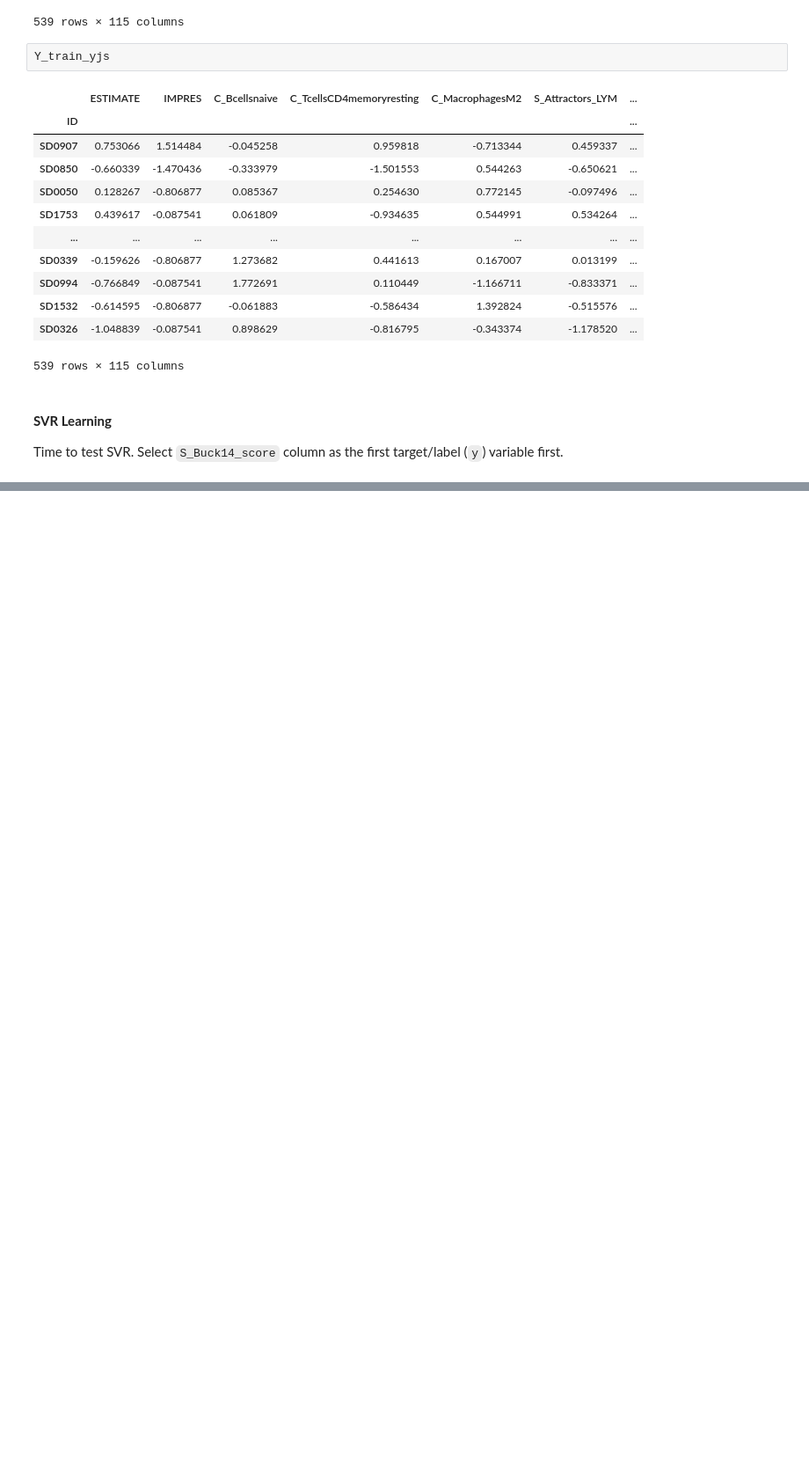
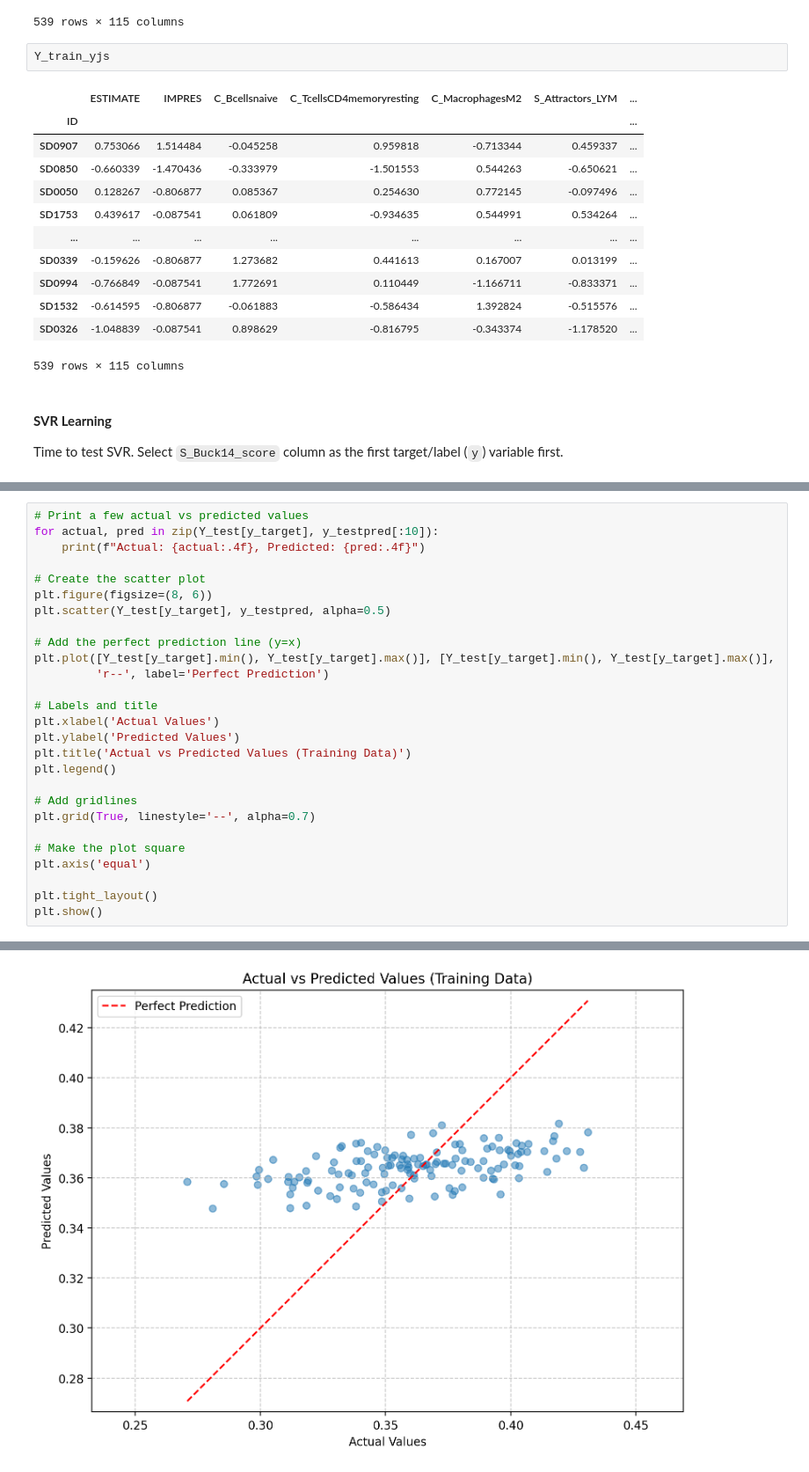
Before and after one commit to cancer-research-malaysia/ImmuNeonSVM, a Jupyter notebook: nb/support_vector_reg.ipynb, the cells around one changed output, grey strips where cells are left out. Shown at 88% size. Drawn from its saved outputs; the diff is of its cells as text; blank space fills up the shorter version.

```diff
--- a/nb/support_vector_reg.ipynb
+++ b/nb/support_vector_reg.ipynb
@@ -613,0 +624,28 @@ MAE        0.0184     0.0188
+# %%
+# Print a few actual vs predicted values
+for actual, pred in zip(Y_test[y_target], y_testpred[:10]):
+    print(f"Actual: {actual:.4f}, Predicted: {pred:.4f}")
+
+# Create the scatter plot
+plt.figure(figsize=(8, 6))
+plt.scatter(Y_test[y_target], y_testpred, alpha=0.5)
+
+# Add the perfect prediction line (y=x)
+plt.plot([Y_test[y_target].min(), Y_test[y_target].max()], [Y_test[y_target].min(), Y_test[y_target].max()],
+         'r--', label='Perfect Prediction')
+
+# Labels and title
+plt.xlabel('Actual Values')
+plt.ylabel('Predicted Values')
+plt.title('Actual vs Predicted Values (Training Data)')
+plt.legend()
+
+# Add gridlines
+plt.grid(True, linestyle='--', alpha=0.7)
+
+# Make the plot square
+plt.axis('equal')
+
+plt.tight_layout()
+plt.show()
+# %% [output]
@@ -613,0 +662 @@ MAE        0.0184     0.0188
+[figure, added]
```
Also changed, not shown: parts of 31 cells of this notebook.
